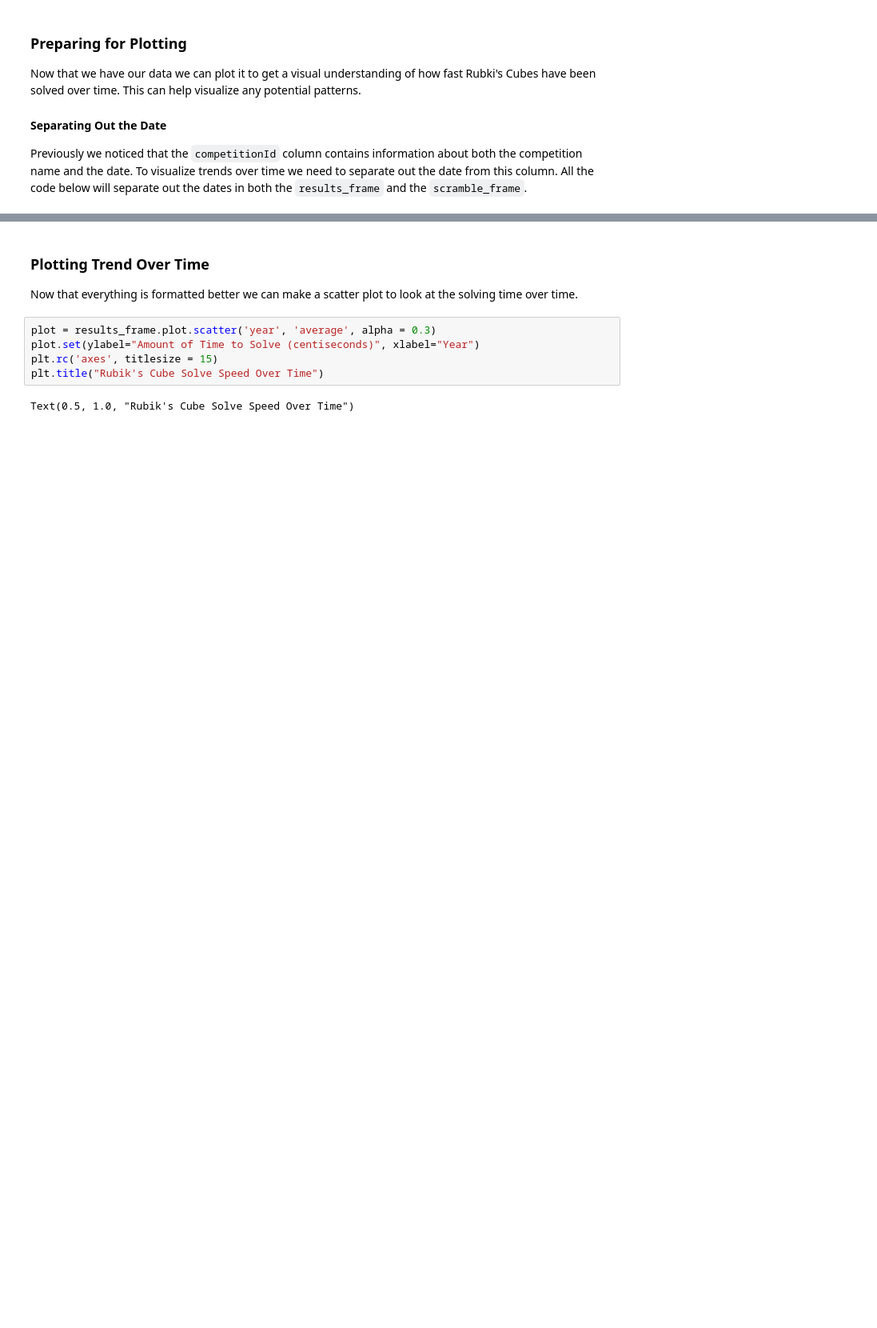
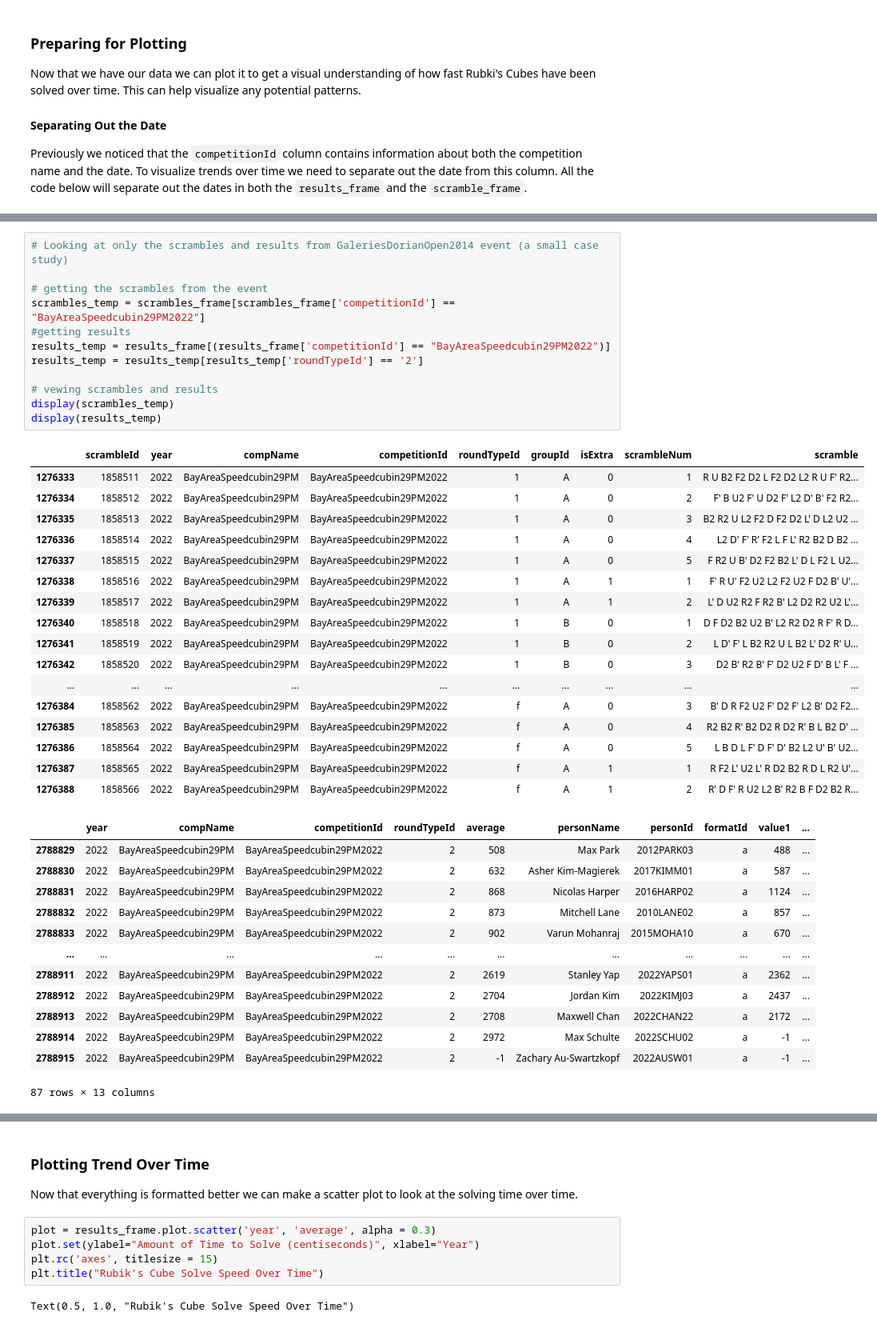
Before and after one commit to Camelot314/rubiks_analysis, a Jupyter notebook: rubicks_cubes.ipynb, the cells around one changed output, grey strips where cells are left out. Shown: that part at 80% size. Saved outputs shown, nothing was run; the diff lists cells and outputs as text; blank space fills up the shorter version.

```diff
--- a/rubicks_cubes.ipynb
+++ b/rubicks_cubes.ipynb
@@ -254,0 +397,43 @@ display(scrambles_frame.head())
+# %%
+# Looking at only the scrambles and results from GaleriesDorianOpen2014 event (a small case study)
+
+# getting the scrambles from the event
+scrambles_temp = scrambles_frame[scrambles_frame['competitionId'] == "BayAreaSpeedcubin29PM2022"]
+#getting results
+results_temp = results_frame[(results_frame['competitionId'] == "BayAreaSpeedcubin29PM2022")]
+results_temp = results_temp[results_temp['roundTypeId'] == '2']
+
+# vewing scrambles and results
+display(scrambles_temp)
+display(results_temp)
+# %% [output]
+|  | scrambleId | year | compName | competitionId | roundTypeId | groupId | isExtra | scrambleNum | scramble |
+| 1276333 | 1858511 | 2022 | BayAreaSpeedcubin29PM | BayAreaSpeedcubin29PM2022 | 1 | A | 0 | 1 | R U B2 F2 D2 L F2 D2 L2 R U F' R2... |
+| 1276334 | 1858512 | 2022 | BayAreaSpeedcubin29PM | BayAreaSpeedcubin29PM2022 | 1 | A | 0 | 2 | F' B U2 F' U D2 F' L2 D' B' F2 R2... |
+| 1276335 | 1858513 | 2022 | BayAreaSpeedcubin29PM | BayAreaSpeedcubin29PM2022 | 1 | A | 0 | 3 | B2 R2 U L2 F2 D F2 D2 L' D L2 U2 ... |
+| 1276336 | 1858514 | 2022 | BayAreaSpeedcubin29PM | BayAreaSpeedcubin29PM2022 | 1 | A | 0 | 4 | L2 D' F' R' F2 L F L' R2 B2 D B2 ... |
+| 1276337 | 1858515 | 2022 | BayAreaSpeedcubin29PM | BayAreaSpeedcubin29PM2022 | 1 | A | 0 | 5 | F R2 U B' D2 F2 B2 L' D L F2 L U2... |
+| 1276338 | 1858516 | 2022 | BayAreaSpeedcubin29PM | BayAreaSpeedcubin29PM2022 | 1 | A | 1 | 1 | F' R U' F2 U2 L2 F2 U2 F D2 B' U'... |
+| 1276339 | 1858517 | 2022 | BayAreaSpeedcubin29PM | BayAreaSpeedcubin29PM2022 | 1 | A | 1 | 2 | L' D U2 R2 F R2 B' L2 D2 R2 U2 L'... |
+| 1276340 | 1858518 | 2022 | BayAreaSpeedcubin29PM | BayAreaSpeedcubin29PM2022 | 1 | B | 0 | 1 | D F D2 B2 U2 B' L2 R2 D2 R F' R D... |
+| 1276341 | 1858519 | 2022 | BayAreaSpeedcubin29PM | BayAreaSpeedcubin29PM2022 | 1 | B | 0 | 2 | L D' F' L B2 R2 U L B2 L' D2 R' U... |
+| 1276342 | 1858520 | 2022 | BayAreaSpeedcubin29PM | BayAreaSpeedcubin29PM2022 | 1 | B | 0 | 3 | D2 B' R2 B' F' D2 U2 F D' B L' F ... |
+| ... | ... | ... | ... | ... | ... | ... | ... | ... | ... |
+| 1276384 | 1858562 | 2022 | BayAreaSpeedcubin29PM | BayAreaSpeedcubin29PM2022 | f | A | 0 | 3 | B' D R F2 U2 F' D2 F' L2 B' D2 F2... |
+| 1276385 | 1858563 | 2022 | BayAreaSpeedcubin29PM | BayAreaSpeedcubin29PM2022 | f | A | 0 | 4 | R2 B2 R' B2 D2 R D2 R' B L B2 D' ... |
+| 1276386 | 1858564 | 2022 | BayAreaSpeedcubin29PM | BayAreaSpeedcubin29PM2022 | f | A | 0 | 5 | L B D L F' D F' D' B2 L2 U' B' U2... |
+| 1276387 | 1858565 | 2022 | BayAreaSpeedcubin29PM | BayAreaSpeedcubin29PM2022 | f | A | 1 | 1 | R F2 L' U2 L' R D2 B2 R D L R2 U'... |
+| 1276388 | 1858566 | 2022 | BayAreaSpeedcubin29PM | BayAreaSpeedcubin29PM2022 | f | A | 1 | 2 | R' D F' R U2 L2 B' R2 B F D2 B2 R... |
+|  | year | compName | competitionId | roundTypeId | average | personName | personId | formatId | value1 | ... |
+| 2788829 | 2022 | BayAreaSpeedcubin29PM | BayAreaSpeedcubin29PM2022 | 2 | 508 | Max Park | 2012PARK03 | a | 488 | ... |
+| 2788830 | 2022 | BayAreaSpeedcubin29PM | BayAreaSpeedcubin29PM2022 | 2 | 632 | Asher Kim-Magierek | 2017KIMM01 | a | 587 | ... |
+| 2788831 | 2022 | BayAreaSpeedcubin29PM | BayAreaSpeedcubin29PM2022 | 2 | 868 | Nicolas Harper | 2016HARP02 | a | 1124 | ... |
+| 2788832 | 2022 | BayAreaSpeedcubin29PM | BayAreaSpeedcubin29PM2022 | 2 | 873 | Mitchell Lane | 2010LANE02 | a | 857 | ... |
+| 2788833 | 2022 | BayAreaSpeedcubin29PM | BayAreaSpeedcubin29PM2022 | 2 | 902 | Varun Mohanraj | 2015MOHA10 | a | 670 | ... |
+| ... | ... | ... | ... | ... | ... | ... | ... | ... | ... | ... |
+| 2788911 | 2022 | BayAreaSpeedcubin29PM | BayAreaSpeedcubin29PM2022 | 2 | 2619 | Stanley Yap | 2022YAPS01 | a | 2362 | ... |
+| 2788912 | 2022 | BayAreaSpeedcubin29PM | BayAreaSpeedcubin29PM2022 | 2 | 2704 | Jordan Kim | 2022KIMJ03 | a | 2437 | ... |
+| 2788913 | 2022 | BayAreaSpeedcubin29PM | BayAreaSpeedcubin29PM2022 | 2 | 2708 | Maxwell Chan | 2022CHAN22 | a | 2172 | ... |
+| 2788914 | 2022 | BayAreaSpeedcubin29PM | BayAreaSpeedcubin29PM2022 | 2 | 2972 | Max Schulte | 2022SCHU02 | a | -1 | ... |
+| 2788915 | 2022 | BayAreaSpeedcubin29PM | BayAreaSpeedcubin29PM2022 | 2 | -1 | Zachary Au-Swartzkopf | 2022AUSW01 | a | -1 | ... |
+87 rows × 13 columns
```
Also changed, not shown: parts of 20 cells of this notebook.
